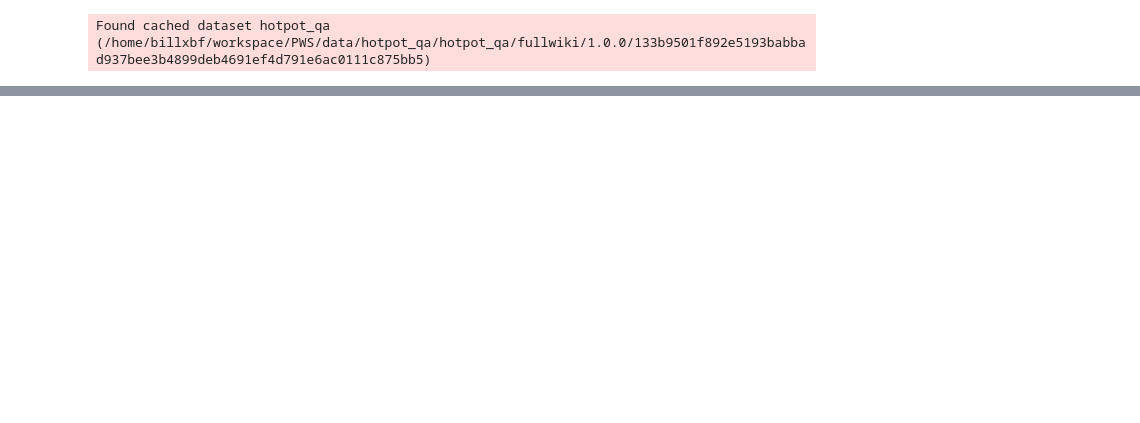
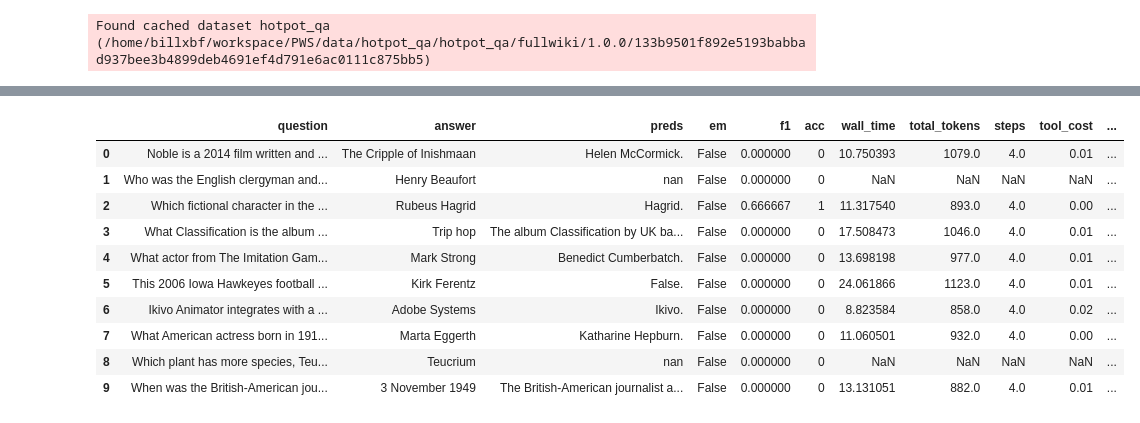
Before and after one commit to billxbf/PWS, a Jupyter notebook: Evaluation.ipynb, the cells around one changed output, grey strips where cells are left out. Cells and saved outputs as stored; diff of their text form; code cells hidden in the pictures; blank space fills up the shorter version.

```diff
--- a/Evaluation.ipynb
+++ b/Evaluation.ipynb
@@ -22,0 +180,4 @@ eval.run()
+# %%
+dataset = DataLoader("hotpot_qa", seed=2024).load(10)
+pwsextra = PWS_Extra(fewshot=fewshots.HOTPOTQA_PWS_EXTRA, planner_model="gpt-3.5-turbo", solver_model="gpt-3.5-turbo")
+eval = Evaluator(task="hotpot_qa", dataset=dataset, algo=pwsextra)
@@ -22,0 +186,4 @@ eval.run()
+# %%
+response, data = eval.run()
+df = save_data(dataset, data, "results/hotpot_qa_pwsextra_chat.csv")
+response
@@ -22,0 +201,14 @@ eval.run()
+# %%
+df.head(10)
+# %% [output]
+|  | question | answer | preds | em | f1 | acc | wall_time | total_tokens | steps | tool_cost | ... |
+| 0 | Noble is a 2014 film written and ... | The Cripple of Inishmaan | Helen McCormick. | False | 0.000000 | 0 | 10.750393 | 1079.0 | 4.0 | 0.01 | ... |
+| 1 | Who was the English clergyman and... | Henry Beaufort | nan | False | 0.000000 | 0 | NaN | NaN | NaN | NaN | ... |
+| 2 | Which fictional character in the ... | Rubeus Hagrid | Hagrid. | False | 0.666667 | 1 | 11.317540 | 893.0 | 4.0 | 0.00 | ... |
+| 3 | What Classification is the album ... | Trip hop | The album Classification by UK ba... | False | 0.000000 | 0 | 17.508473 | 1046.0 | 4.0 | 0.01 | ... |
+| 4 | What actor from The Imitation Gam... | Mark Strong | Benedict Cumberbatch. | False | 0.000000 | 0 | 13.698198 | 977.0 | 4.0 | 0.01 | ... |
+| 5 | This 2006 Iowa Hawkeyes football ... | Kirk Ferentz | False. | False | 0.000000 | 0 | 24.061866 | 1123.0 | 4.0 | 0.01 | ... |
+| 6 | Ikivo Animator integrates with a ... | Adobe Systems | Ikivo. | False | 0.000000 | 0 | 8.823584 | 858.0 | 4.0 | 0.02 | ... |
+| 7 | What American actress born in 191... | Marta Eggerth | Katharine Hepburn. | False | 0.000000 | 0 | 11.060501 | 932.0 | 4.0 | 0.00 | ... |
+| 8 | Which plant has more species, Teu... | Teucrium | nan | False | 0.000000 | 0 | NaN | NaN | NaN | NaN | ... |
+| 9 | When was the British-American jou... | 3 November 1949 | The British-American journalist a... | False | 0.000000 | 0 | 13.131051 | 882.0 | 4.0 | 0.01 | ... |
```
Also changed, not shown: parts of 25 cells of this notebook, 22 other files.
